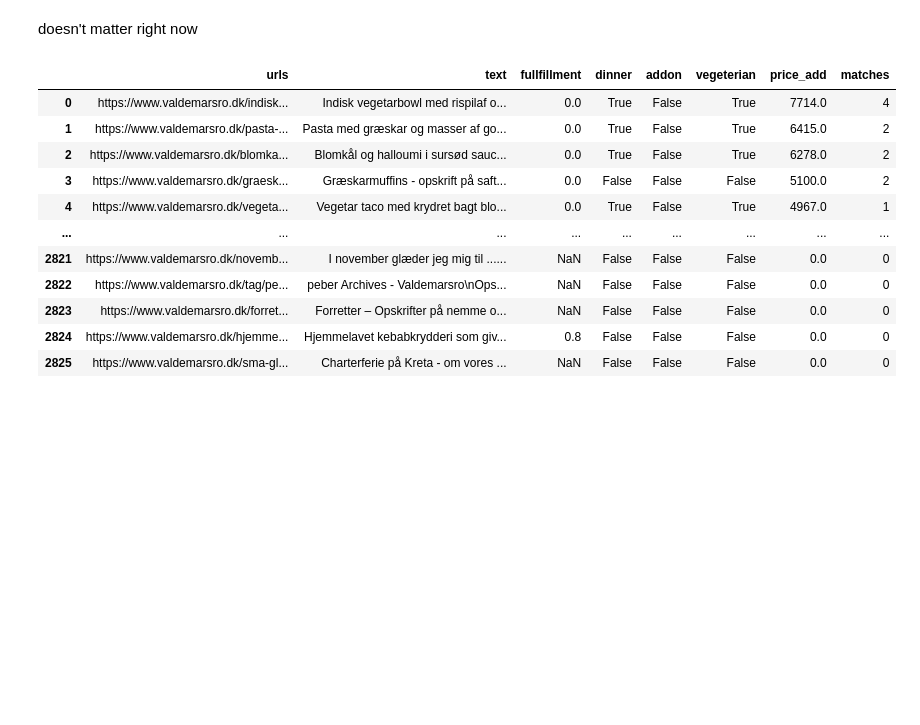
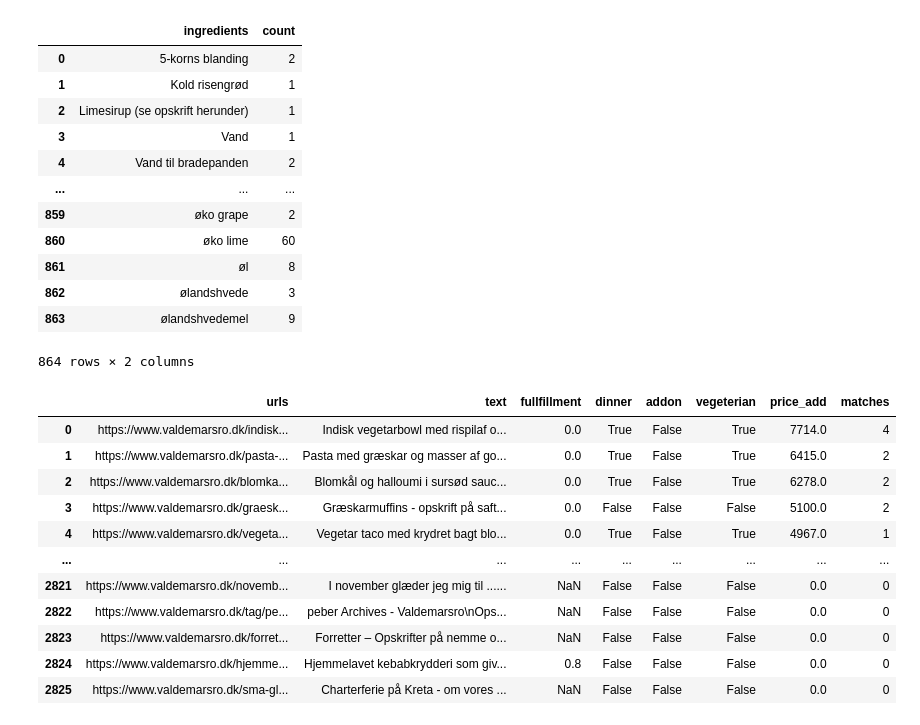
Before and after one commit to Norris36/paideia, a Jupyter notebook: meal_prep/meal_calculation.ipynb, the cells around one changed output. Cells and saved outputs as stored; diff of their text form; code cells hidden in the pictures; blank space fills up the shorter version.

```diff
--- a/meal_prep/meal_calculation.ipynb
+++ b/meal_prep/meal_calculation.ipynb
@@ -11,6 +11,4 @@ ingredients_df = pd.read_csv('ingredient_df.csv')
 pantry = pd.read_csv('matching.csv')
 # lets go to the download folder and import the ingredients_3.csv file
 conversion = pd.read_csv('conversion.csv')
-# %% [markdown]
-doesn't matter right now
 # %%
@@ -50,0 +132,19 @@ def calculate_cost_df(df):
+# %%
+# now lets assign the count of urls for each ingredient
+grouped = pantry.groupby('ingredients').agg({'urls': 'count'}).reset_index()
+grouped.rename(columns = {'urls': 'count'}, inplace = True)
+grouped
+# %% [output]
+|  | ingredients | count |
+| 0 | 5-korns blanding | 2 |
+| 1 | Kold risengrød | 1 |
+| 2 | Limesirup (se opskrift herunder) | 1 |
+| 3 | Vand | 1 |
+| 4 | Vand til bradepanden | 2 |
+| ... | ... | ... |
+| 859 | øko grape | 2 |
+| 860 | øko lime | 60 |
+| 861 | øl | 8 |
+| 862 | ølandshvede | 3 |
+| 863 | ølandshvedemel | 9 |
+864 rows × 2 columns
```
Also changed, not shown: parts of 25 cells of this notebook, 6 other files.
